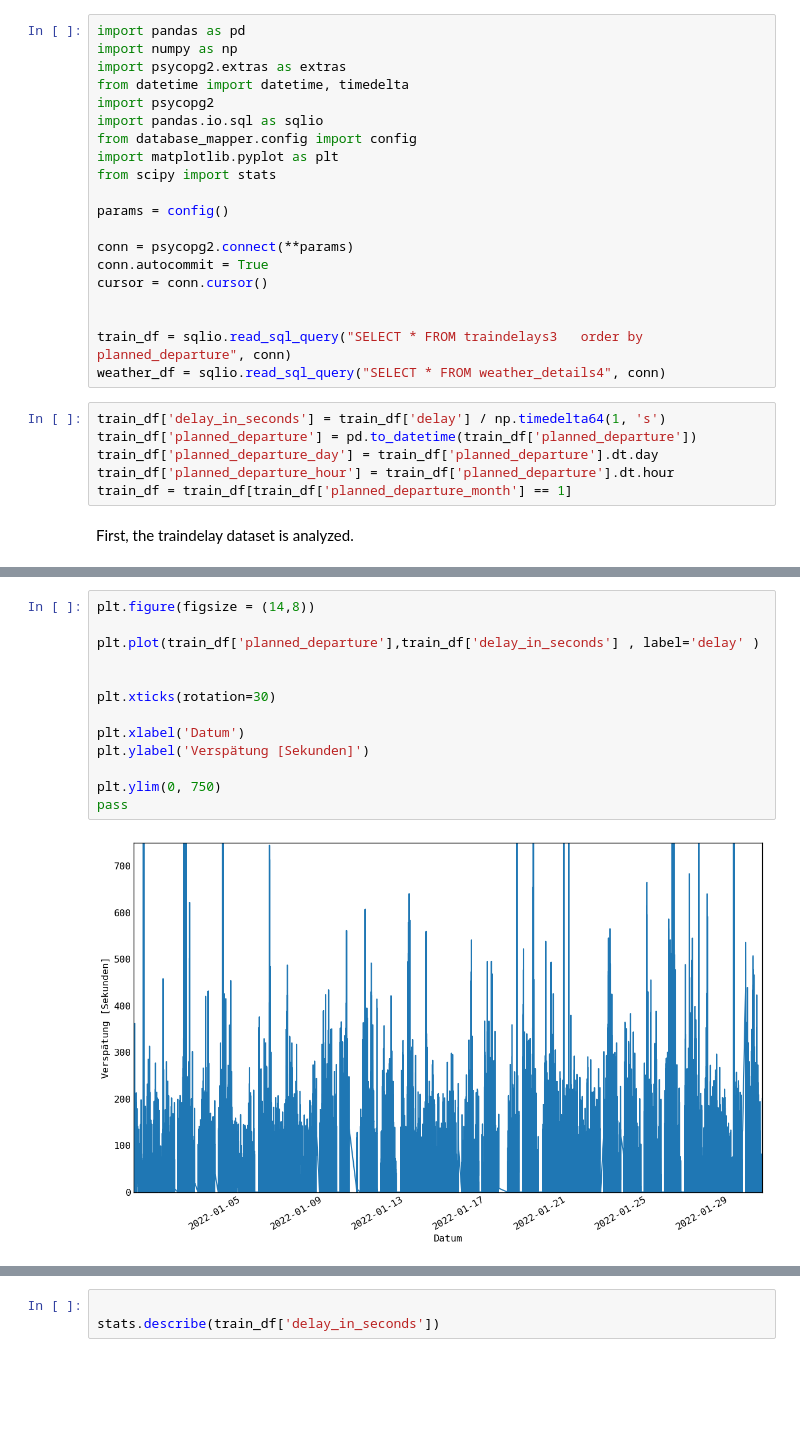
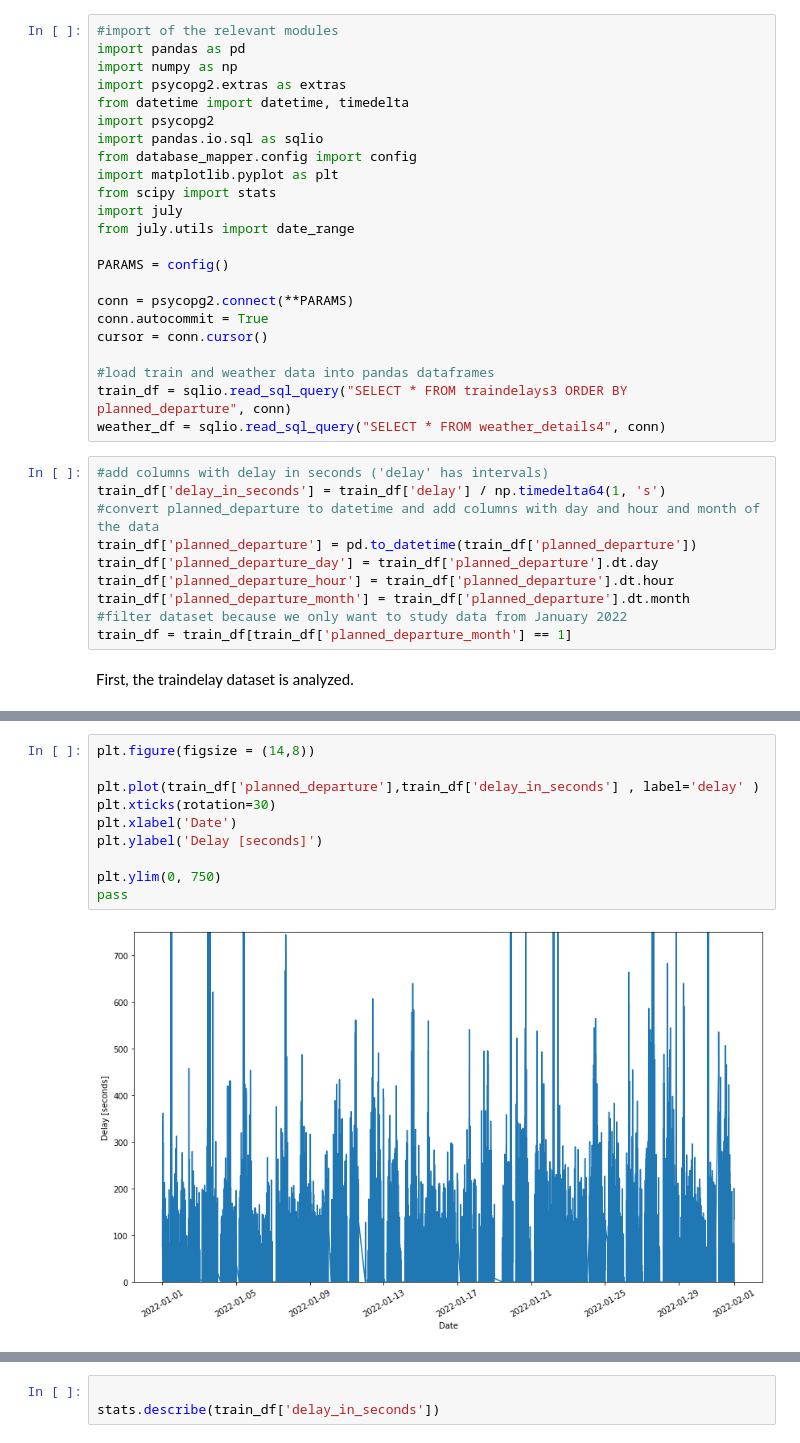
Before and after one commit to rebecca-gartner/weather_data_analysis, a Jupyter notebook: traindelay_analysis.ipynb, the cells around one changed output, grey strips where cells are left out. Cells and saved outputs as stored; diff of their text form; blank space fills up the shorter version.

```diff
--- a/traindelay_analysis.ipynb
+++ b/traindelay_analysis.ipynb
@@ -1,4 +5,5 @@
 # %%
+#import of the relevant modules
 import pandas as pd
 import numpy as np
 import psycopg2.extras as extras
@@ -8,21 +13,27 @@ import pandas.io.sql as sqlio
 from database_mapper.config import config
 import matplotlib.pyplot as plt
 from scipy import stats
+import july
+from july.utils import date_range
 
-params = config()
+PARAMS = config()
 
-conn = psycopg2.connect(**params)
+conn = psycopg2.connect(**PARAMS)
 conn.autocommit = True
 cursor = conn.cursor()
 
-
-train_df = sqlio.read_sql_query("SELECT * FROM traindelays3   order by planned_departure", conn)
+#load train and weather data into pandas dataframes
+train_df = sqlio.read_sql_query("SELECT * FROM traindelays3 ORDER BY planned_departure", conn)
 weather_df = sqlio.read_sql_query("SELECT * FROM weather_details4", conn)
 # %%
+#add columns with delay in seconds ('delay' has intervals)
 train_df['delay_in_seconds'] = train_df['delay'] / np.timedelta64(1, 's')
+#convert planned_departure to datetime and add columns with day and hour and month of the data
 train_df['planned_departure'] = pd.to_datetime(train_df['planned_departure'])
 train_df['planned_departure_day'] = train_df['planned_departure'].dt.day
 train_df['planned_departure_hour'] = train_df['planned_departure'].dt.hour
+train_df['planned_departure_month'] = train_df['planned_departure'].dt.month
+#filter dataset because we only want to study data from January 2022
 train_df = train_df[train_df['planned_departure_month'] == 1]
 # %% [markdown]
 First, the traindelay dataset is analyzed.
@@ -43,15 +57,12 @@ pass
 # %%
 plt.figure(figsize = (14,8))
 
 plt.plot(train_df['planned_departure'],train_df['delay_in_seconds'] , label='delay' )
-
-
 plt.xticks(rotation=30)
-
-plt.xlabel('Datum')
-plt.ylabel('Verspätung [Sekunden]')
+plt.xlabel('Date')
+plt.ylabel('Delay [seconds]')
 
 plt.ylim(0, 750)
 pass
 # %% [output]
-[figure, old version]
+[figure, new version]
```
Also changed, not shown: parts of 17 cells of this notebook, 10 other files.
